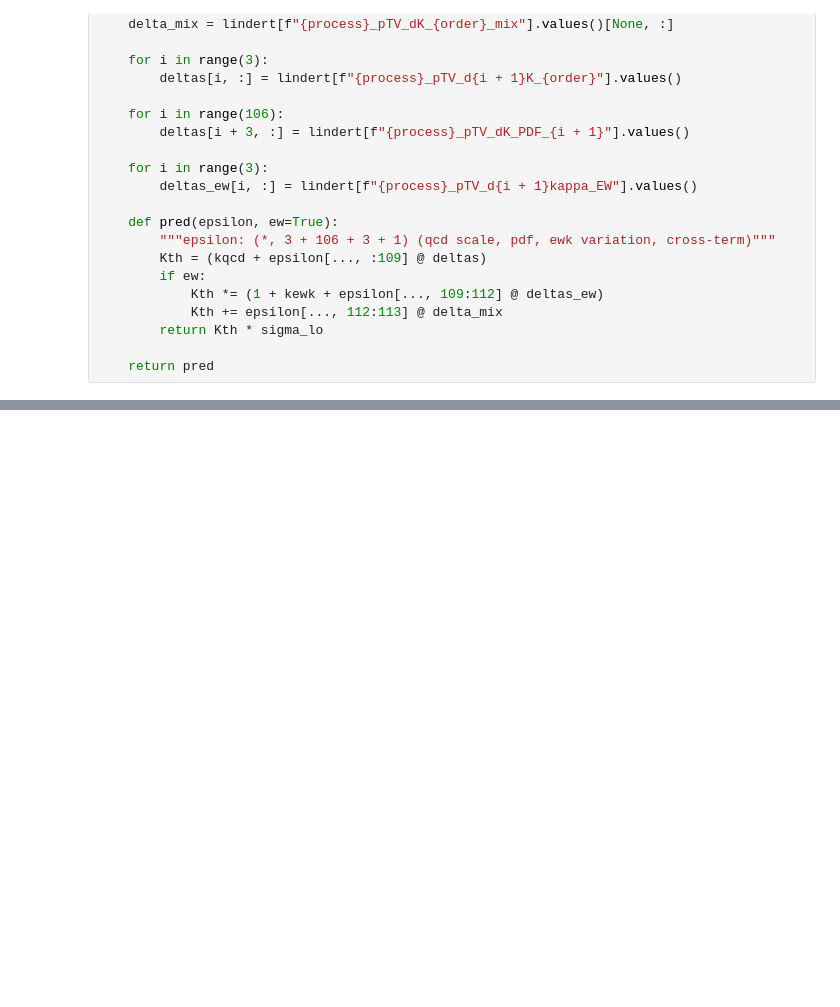
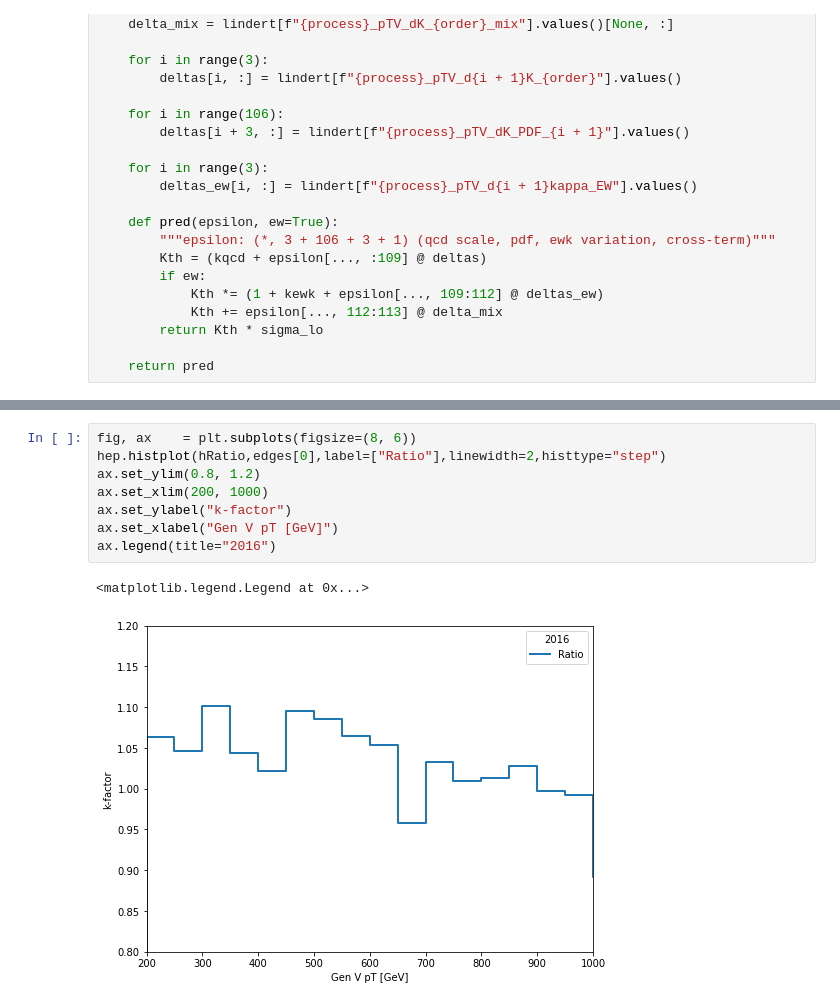
Before and after one commit to mroguljic/Zbb_SF, a Jupyter notebook: NLO_kfactors/vjets_kfactors.ipynb, the cells around one changed output, grey strips where cells are left out. Saved outputs shown, nothing was run; the diff lists cells and outputs as text; blank space fills up the shorter version.

```diff
--- a/NLO_kfactors/vjets_kfactors.ipynb
+++ b/NLO_kfactors/vjets_kfactors.ipynb
@@ -939,0 +544,11 @@ No description
+# %%
+fig, ax    = plt.subplots(figsize=(8, 6))
+hep.histplot(hRatio,edges[0],label=["Ratio"],linewidth=2,histtype="step")
+ax.set_ylim(0.8, 1.2)
+ax.set_xlim(200, 1000)
+ax.set_ylabel("k-factor")
+ax.set_xlabel("Gen V pT [GeV]")
+ax.legend(title="2016")
+# %% [output]
+<matplotlib.legend.Legend at 0x...>
+[figure, added]
```
Also changed, not shown: parts of 44 cells of this notebook, 6 other files.
